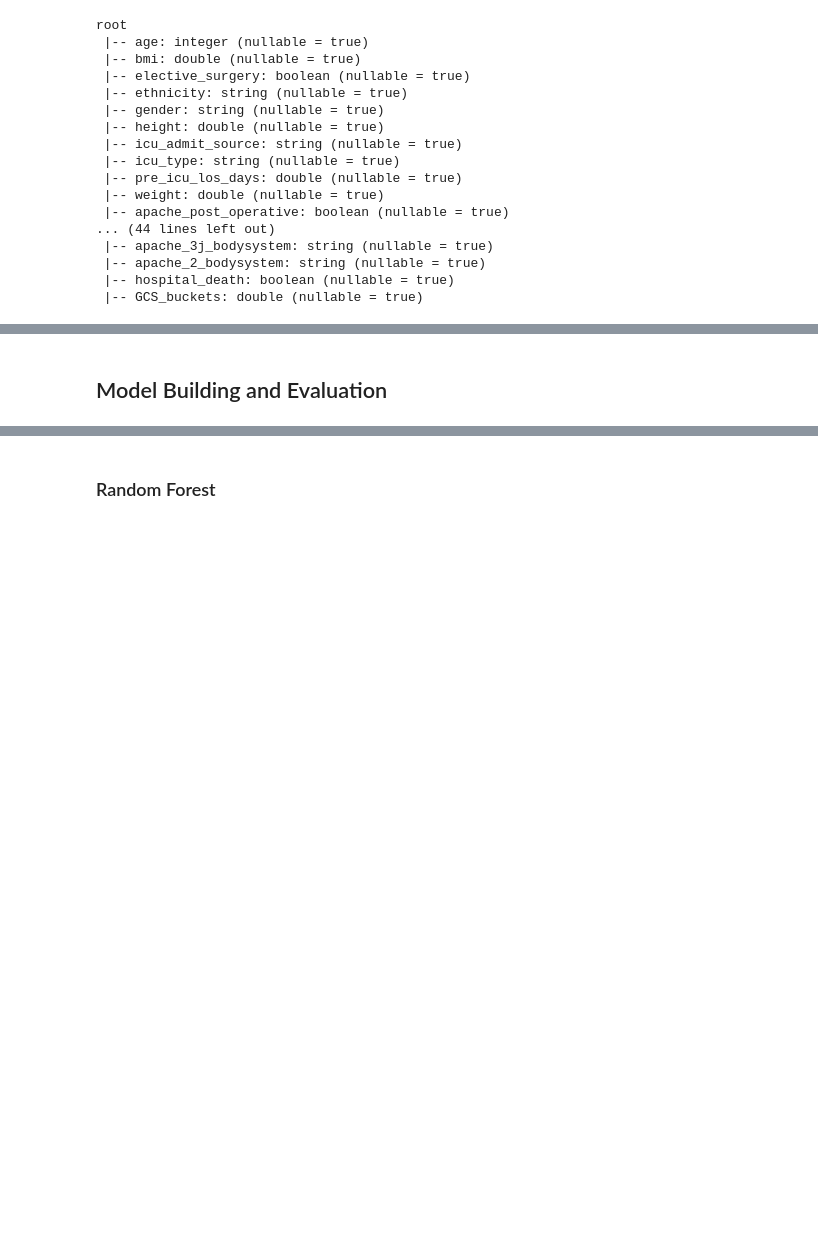
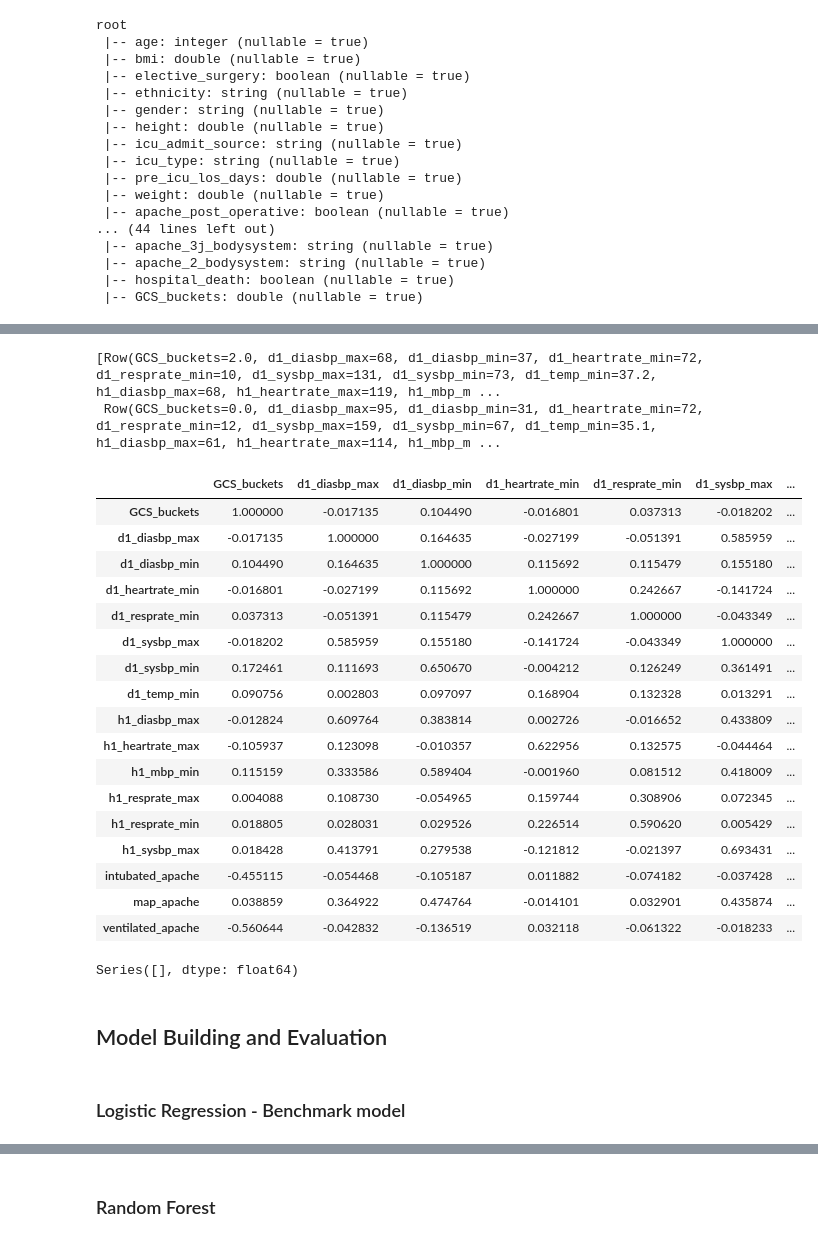
Before and after one commit to btchae/DS5110_Project, a Jupyter notebook: DS5110_Final_Project.ipynb, the cells around one changed output, grey strips where cells are left out. Cells and saved outputs as stored; diff of their text form; code cells hidden in the pictures; blank space fills up the shorter version.

Commit message:
Adding logistic regression and gradient boosting

```diff
--- a/DS5110_Final_Project.ipynb
+++ b/DS5110_Final_Project.ipynb
@@ -432,2 +687,65 @@ for i in list(important_vars):
+# %%
+final_vars = df_2.select('GCS_buckets',
+ 'd1_diasbp_max',
+ 'd1_diasbp_min',
+ 'd1_heartrate_min',
+ 'd1_resprate_min',
+ 'd1_sysbp_max',
+ 'd1_sysbp_min',
+ 'd1_temp_min',
+ 'h1_diasbp_max',
+ 'h1_heartrate_max',
+ 'h1_mbp_min',
+ 'h1_resprate_max',
+ 'h1_resprate_min',
+ 'h1_sysbp_max',
+ 'intubated_apache',
+ 'map_apache',
+ 'ventilated_apache')
+
+final_vars.take(2)
+# %% [output]
+[Row(GCS_buckets=2.0, d1_diasbp_max=68, d1_diasbp_min=37, d1_heartrate_min=72, d1_resprate_min=10, d1_sysbp_max=131, d1_sysbp_min=73, d1_temp_min=37.2, h1_diasbp_max=68, h1_heartrate_max=119, h1_mbp_m ...
+ Row(GCS_buckets=0.0, d1_diasbp_max=95, d1_diasbp_min=31, d1_heartrate_min=72, d1_resprate_min=12, d1_sysbp_max=159, d1_sysbp_min=67, d1_temp_min=35.1, h1_diasbp_max=61, h1_heartrate_max=114, h1_mbp_m ...
+# %%
+final_features = final_vars.rdd.map(lambda row: row[0:])
+final_corr_mat = Statistics.corr(final_features, method='spearman')
+
+final_col_names = final_vars.columns
+
+final_corr_df = pd.DataFrame(final_corr_mat)
+final_corr_df.index, final_corr_df.columns = final_col_names, final_col_names
+
+final_corr_df
+# %% [output]
+|  | GCS_buckets | d1_diasbp_max | d1_diasbp_min | d1_heartrate_min | d1_resprate_min | d1_sysbp_max | ... |
+| GCS_buckets | 1.000000 | -0.017135 | 0.104490 | -0.016801 | 0.037313 | -0.018202 | ... |
+| d1_diasbp_max | -0.017135 | 1.000000 | 0.164635 | -0.027199 | -0.051391 | 0.585959 | ... |
+| d1_diasbp_min | 0.104490 | 0.164635 | 1.000000 | 0.115692 | 0.115479 | 0.155180 | ... |
+| d1_heartrate_min | -0.016801 | -0.027199 | 0.115692 | 1.000000 | 0.242667 | -0.141724 | ... |
+| d1_resprate_min | 0.037313 | -0.051391 | 0.115479 | 0.242667 | 1.000000 | -0.043349 | ... |
+| d1_sysbp_max | -0.018202 | 0.585959 | 0.155180 | -0.141724 | -0.043349 | 1.000000 | ... |
+| d1_sysbp_min | 0.172461 | 0.111693 | 0.650670 | -0.004212 | 0.126249 | 0.361491 | ... |
+| d1_temp_min | 0.090756 | 0.002803 | 0.097097 | 0.168904 | 0.132328 | 0.013291 | ... |
+| h1_diasbp_max | -0.012824 | 0.609764 | 0.383814 | 0.002726 | -0.016652 | 0.433809 | ... |
+| h1_heartrate_max | -0.105937 | 0.123098 | -0.010357 | 0.622956 | 0.132575 | -0.044464 | ... |
+| h1_mbp_min | 0.115159 | 0.333586 | 0.589404 | -0.001960 | 0.081512 | 0.418009 | ... |
+| h1_resprate_max | 0.004088 | 0.108730 | -0.054965 | 0.159744 | 0.308906 | 0.072345 | ... |
+| h1_resprate_min | 0.018805 | 0.028031 | 0.029526 | 0.226514 | 0.590620 | 0.005429 | ... |
+| h1_sysbp_max | 0.018428 | 0.413791 | 0.279538 | -0.121812 | -0.021397 | 0.693431 | ... |
+| intubated_apache | -0.455115 | -0.054468 | -0.105187 | 0.011882 | -0.074182 | -0.037428 | ... |
+| map_apache | 0.038859 | 0.364922 | 0.474764 | -0.014101 | 0.032901 | 0.435874 | ... |
+| ventilated_apache | -0.560644 | -0.042832 | -0.136519 | 0.032118 | -0.061322 | -0.018233 | ... |
+# %%
+final_corr_df = final_corr_df[final_corr_df < 1].unstack().transpose()\
+                .sort_values( ascending=False)\
+                .drop_duplicates()
+
+corr_df_test = final_corr_df[abs(final_corr_df) >= 0.7]
+corr_df_test #testing to ensure we now have no correlation coefficients > 0.7
+# %% [output]
+Series([], dtype: float64)
 # %% [markdown]
 ## Model Building and Evaluation
+# %% [markdown]
+### Logistic Regression - Benchmark model
```
Also changed, not shown: parts of 39 cells of this notebook.
